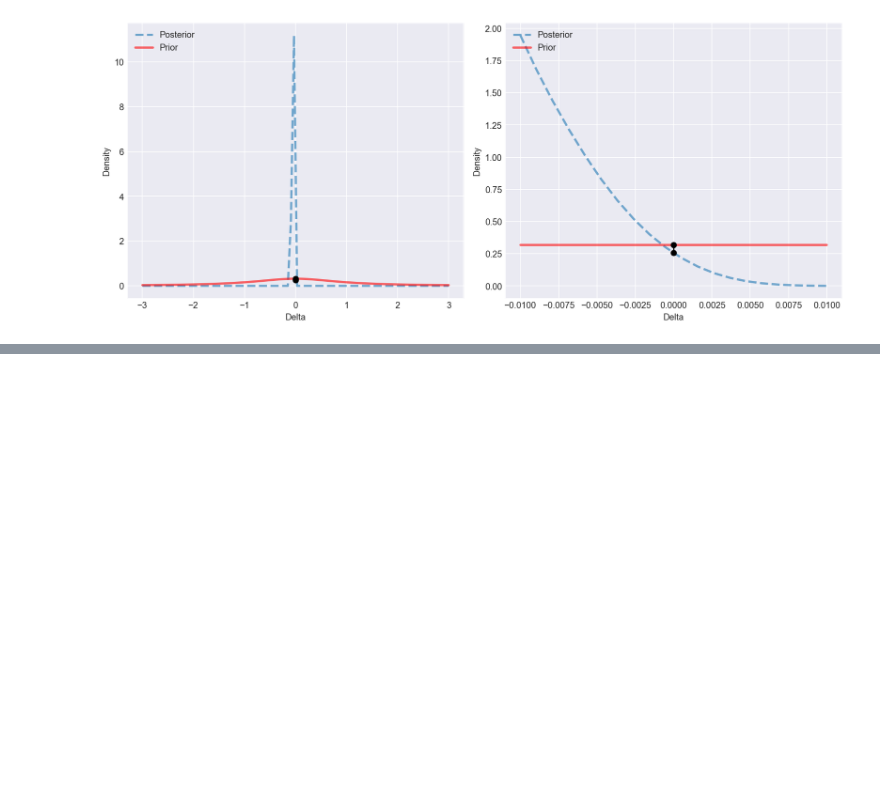
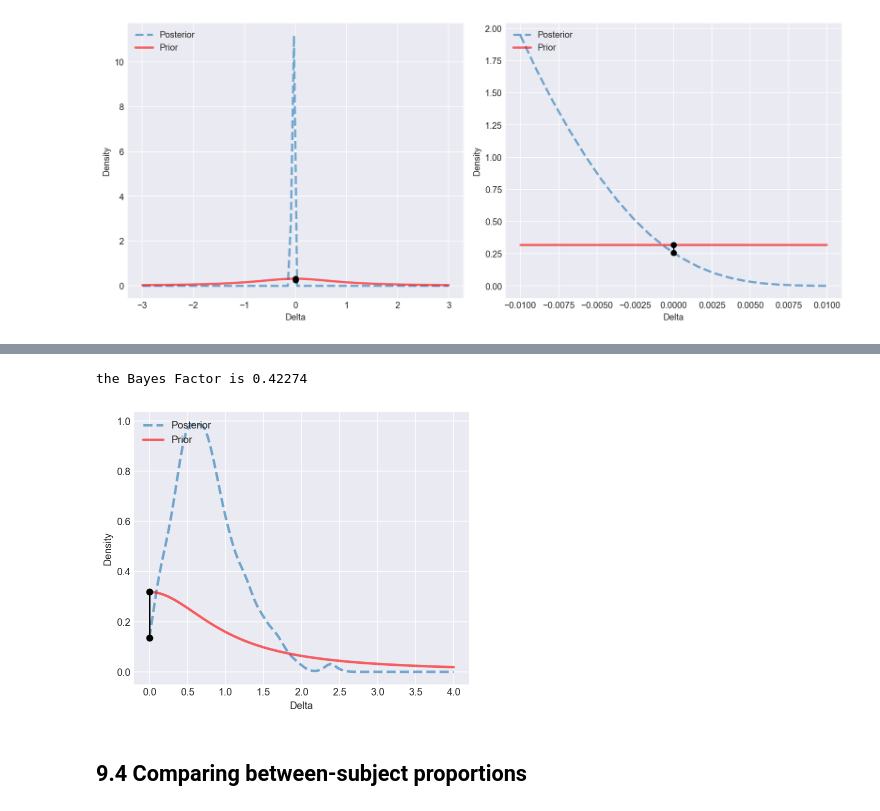
Before and after one commit to yuliang0225/Study_PyMC3, a Jupyter notebook: Bayesian_Cognitive_Modeling/PyMC3_BCM_Chapter_9.ipynb, the cells around one changed output, grey strips where cells are left out. Saved outputs shown, nothing was run; the diff lists cells and outputs as text; code cells hidden in the pictures; blank space fills up the shorter version.

```diff
--- a/Bayesian_Cognitive_Modeling/PyMC3_BCM_Chapter_9.ipynb
+++ b/Bayesian_Cognitive_Modeling/PyMC3_BCM_Chapter_9.ipynb
@@ -236,0 +322,8 @@ the Bayes Factor is 0.80563
+# %%
+x = np.linspace(0, 4, 100)
+display_BF(trace3, x, 'delta', zoom=False)
+# %% [output]
+the Bayes Factor is 0.42274
+[figure, added]
+# %% [markdown]
+## 9.4 Comparing between-subject proportions
```
Also changed, not shown: parts of 16 cells of this notebook.
